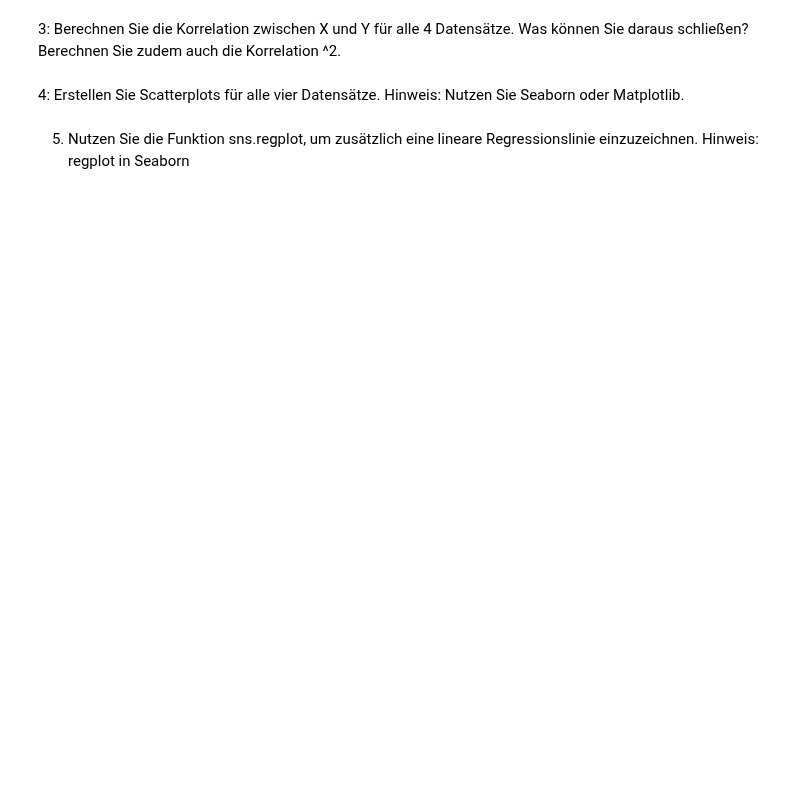
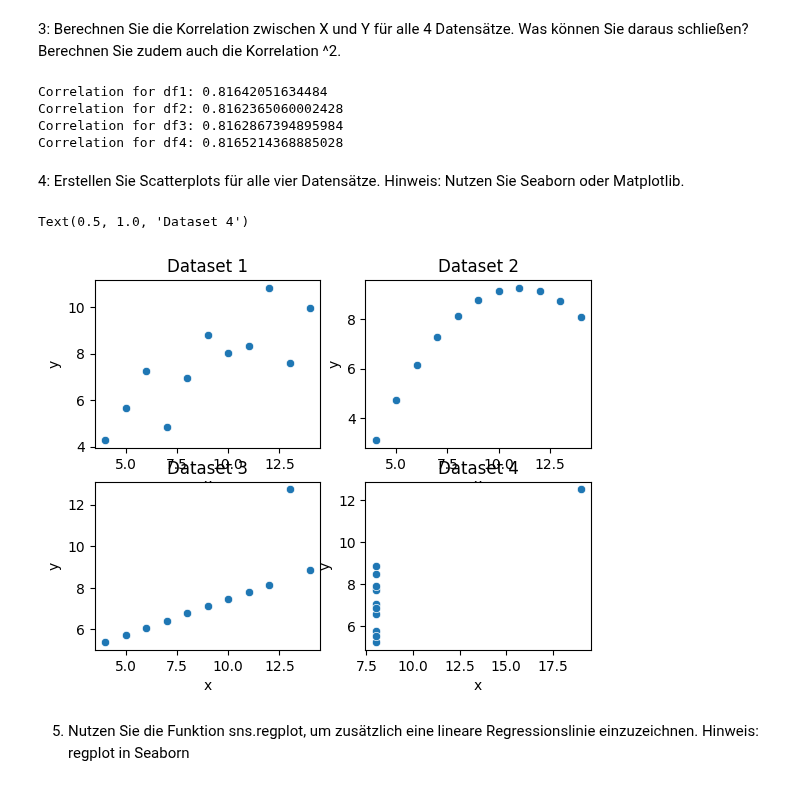
Before and after one commit to MortizK/LaTeX, a Jupyter notebook: DHBW/sem4/DataSci/jupyter/Datenanalyse_stud.ipynb, the cells around one changed output. Saved outputs shown, nothing was run; the diff lists cells and outputs as text; code cells hidden in the pictures; blank space fills up the shorter version.

```diff
--- a/DHBW/sem4/DataSci/jupyter/Datenanalyse_stud.ipynb
+++ b/DHBW/sem4/DataSci/jupyter/Datenanalyse_stud.ipynb
@@ -8,3 +8,15 @@ data4 = [[ 8, 6.58], [8, 5.76], [ 8, 7.71], [8, 8.84], [ 8, 8.47], [ 8, 7.04], [
 # %% [markdown]
 1: Importieren Sie pandas und erstellen Sie 4 DataFrames für die Daten, benennen Sie die Spalten X und Y.
 Benutzen Sie eine Python-Funktion, um die Anzahl der Dimensionen p zu berechnen für alle 4 Datenreihen.
+# %%
+import pandas as pd
+
+df1 = pd.DataFrame(data1, columns=['x', 'y'])
+df2 = pd.DataFrame(data2, columns=['x', 'y'])
+df3 = pd.DataFrame(data3, columns=['x', 'y'])
+df4 = pd.DataFrame(data4, columns=['x', 'y'])
+print(df1)
+
+# To Do: Dimensionen
+[N, p] = df1.shape
+print("Dimension", p)
@@ -13,4 +64,18 @@ Benutzen Sie eine Python-Funktion, um die Anzahl der Dimensionen p zu berechnen
 # %% [markdown]
 3: Berechnen Sie die Korrelation zwischen X und Y für alle 4 Datensätze. Was können Sie daraus schließen? Berechnen Sie zudem auch die Korrelation ^2.
+# %%
+correlation1 = df1.x.corr(df1.y)
+correlation2 = df2.x.corr(df2.y)
+correlation3 = df3.x.corr(df3.y)
+correlation4 = df4.x.corr(df4.y)
+print("Correlation for df1:", correlation1)
+print("Correlation for df2:", correlation2)
+print("Correlation for df3:", correlation3)
+print("Correlation for df4:", correlation4)
+# %% [output]
+Correlation for df1: 0.81642051634484
+Correlation for df2: 0.8162365060002428
+Correlation for df3: 0.8162867394895984
+Correlation for df4: 0.8165214368885028
 # %% [markdown]
 4: Erstellen Sie Scatterplots für alle vier Datensätze. Hinweis: Nutzen Sie Seaborn oder Matplotlib.
@@ -23,2 +82,20 @@ axes = axes.flatten()
+# %%
+import matplotlib.pyplot as plt
+import seaborn as sns
+
+fig, axes = plt.subplots(2, 2)
+axes = axes.flatten()
+
+sns.scatterplot(x='x', y='y', data=df1, ax=axes[0])
+axes[0].set_title('Dataset 1')
+sns.scatterplot(x='x', y='y', data=df2, ax=axes[1])
+axes[1].set_title('Dataset 2')
+sns.scatterplot(x='x', y='y', data=df3, ax=axes[2])
+axes[2].set_title('Dataset 3')
+sns.scatterplot(x='x', y='y', data=df4, ax=axes[3])
+axes[3].set_title('Dataset 4')
+# %% [output]
+Text(0.5, 1.0, 'Dataset 4')
+[figure, added]
 # %% [markdown]
 5. Nutzen Sie die Funktion sns.regplot, um zusätzlich eine lineare Regressionslinie einzuzeichnen. Hinweis: regplot in Seaborn
```
Also changed, not shown: parts of 9 cells of this notebook, 5 other files.
